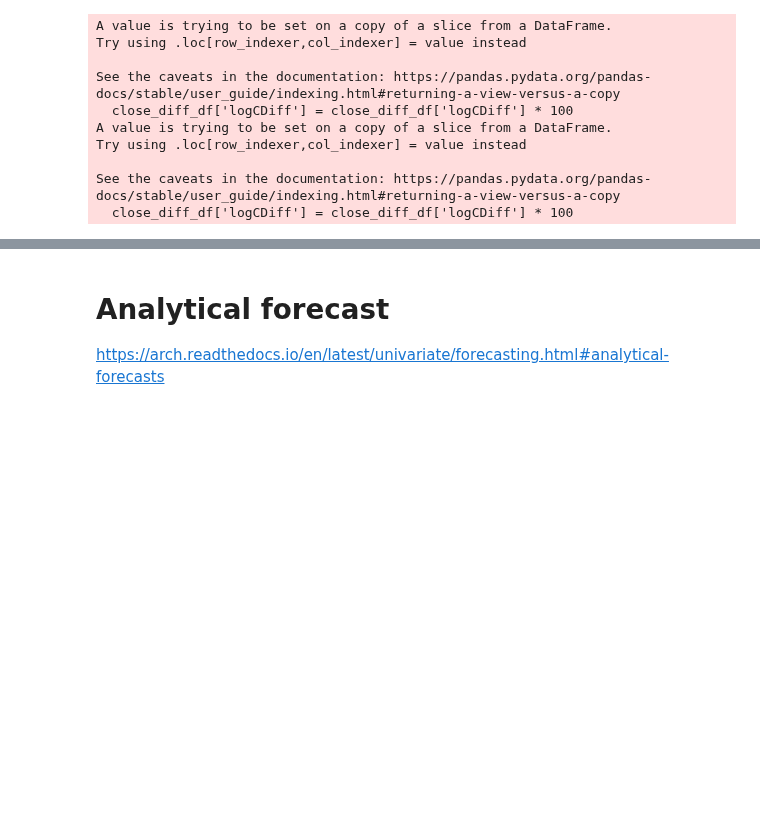
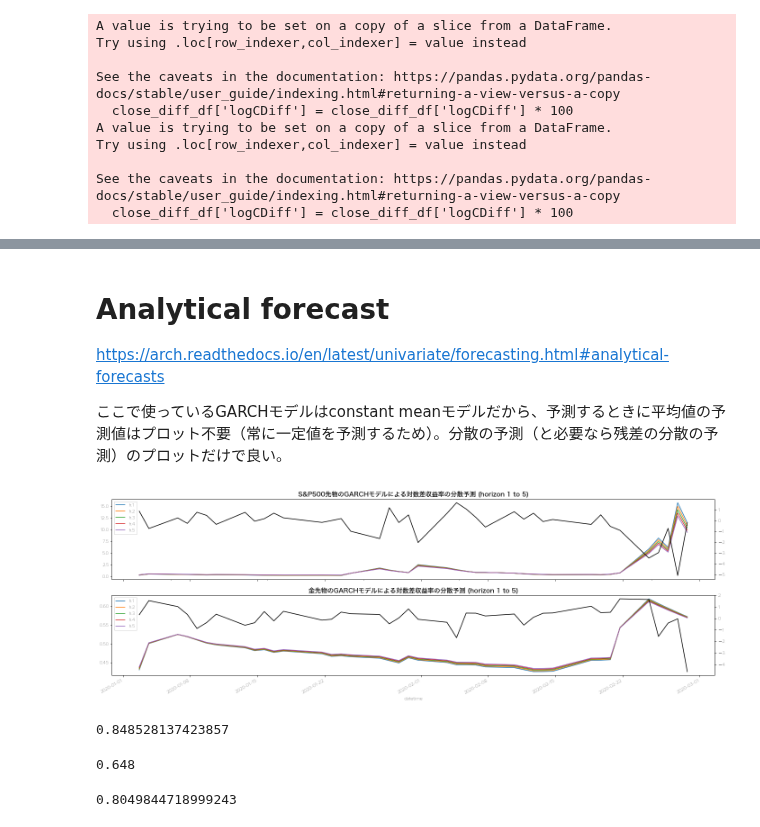
Before and after one commit to tmtlu/traiding-sandbox, a Jupyter notebook: seq-data-analysis-training-09-Forecasting.ipynb, the cells around one changed output, grey strips where cells are left out. Drawn from its saved outputs; the diff is of its cells as text; code cells hidden in the pictures; blank space fills up the shorter version.

Commit message:
add results of Analytical Forecastings experiment

```diff
--- a/seq-data-analysis-training-09-Forecasting.ipynb
+++ b/seq-data-analysis-training-09-Forecasting.ipynb
@@ -119,6 +119,8 @@ S%P500先物データにEGARCHを使う根拠
     - 株式市場では一般に、価格が上昇した時より下落したときにボラティリティが上昇することが知られているため
 # %%
-egarch_models = [arch.arch_model(df['logCDiff'], vol='EGARCH', dist='gaussian', p=1, o=1, q=1) for df in rrdfs2019]
-egaresults = [am.fit(disp='off') for am in egarch_models]
-_ = [print(f'{prod}にEGARCH(1,1,1)モデルを当てはめたときのAIC：{res.aic}') for res, prod in zip(egaresults, prods)]
+split_date = dt.datetime(2020, 1, 1)
+garch_models = [arch.arch_model(df['logCDiff'], vol='GARCH', dist='gaussian', p=1, o=1, q=1) for df in rrdfs2019]
+garesults = [am.fit(last_obs=split_date, disp='off') for am in garch_models]
+_ = [print(f'{prod}にGARCH(1,1,1)モデルを当てはめたときのAIC：{res.aic}') for res, prod in zip(garesults, prods)]
+_ = [print(res.summary()) for res in garesults]
 # %% [output]
@@ -128,3 +145,50 @@ S&P500先物にEGARCH(1,1,1)モデルを当てはめたときのAIC：542.798567
 # Analytical forecast
 
 https://arch.readthedocs.io/en/latest/univariate/forecasting.html#analytical-forecasts
+
+ここで使っているGARCHモデルはconstant meanモデルだから、予測するときに平均値の予測値はプロット不要（常に一定値を予測するため）。分散の予測（と必要なら残差の分散の予測）のプロットだけで良い。
+# %%
+'''
+各ステップからその先1〜5ステップまでを予測している（h.NはNステップ先の分散の予測値）
+右軸は、各価格系列の対数差収益率（黒折れ線）をプロットした。
+2月22日あたりからコロナで暴落しているが、分散予測値も非常に大きくなっていることがわかる。
+
+ARCH系モデルは分散のモデルが定常条件に収まっていれば、撹乱項が確率的に大きくなる時を除いて、分散は減衰していく。
+実際、h1 --> h5 と予測時点が先に進むにつれて分散予測値が小さくなっていることがわかる。
+（Analytical Forecastingでは撹乱項について期待値を取るため確率的な変動を排除している）
+
+つまりAnalytical Forecastingは分散の期待値がどう減衰していくかを予測する。
+これがシステムトレードのためのシグナルとして役に立つとは思えない。
+なぜなら、このモデルはいつでも未来の価格の分散が徐々に減衰していくにつれて対数差収益率も徐々に0に近づいていくことを予測するだけだから。
+あとはパラメータの値によってその減衰の仕方が違うだけ。
+この予測は対数差収益率に対するものだから、価格系列としても、徐々に変化がなくなっていくことを予測するだけ。
+
+この予測性能を評価する場合、実際の分散との平均2乗誤差をとることになるのか。
+でも実際の分散はどの範囲で計算すべきなのかがわからない。
+
+Analytical Forecastsをシステムトレードのためのシグナルとして利用することはできるのか。不明。
+'''
+ga_forecasts = [res.forecast(horizon=5, start=split_date) for res in garesults]
+
+fig, ax = plt.subplots(2, 1, figsize=(24, 8))
+right_ax = []
+for i, prod in enumerate(prods):
+    ga_forecasts[i].variance[split_date:].plot(ax=ax[i])
+    ax[i].set_title(f'{prod}のGARCHモデルによる対数差収益率の分散予測 (horizon 1 to 5)', fontsize=14, fontweight='semibold')
+    right_ax.append(ax[i].twinx())
+    right_ax[i].plot(rrdfs2019[i][split_date:].index, rrdfs2019[i][split_date:]['logCDiff'], color='black')
+    ax[i].legend(loc=2)
+# %% [output]
+[figure, added]
+# %%
+np.sqrt(0.72)
+# %% [output]
+0.848528137423857
+# %%
+0.72 * 0.9
+# %% [output]
+0.648
+# %%
+np.sqrt(0.648)
+# %% [output]
+0.8049844718999243
```
Also changed, not shown: parts of 5 cells of this notebook.
